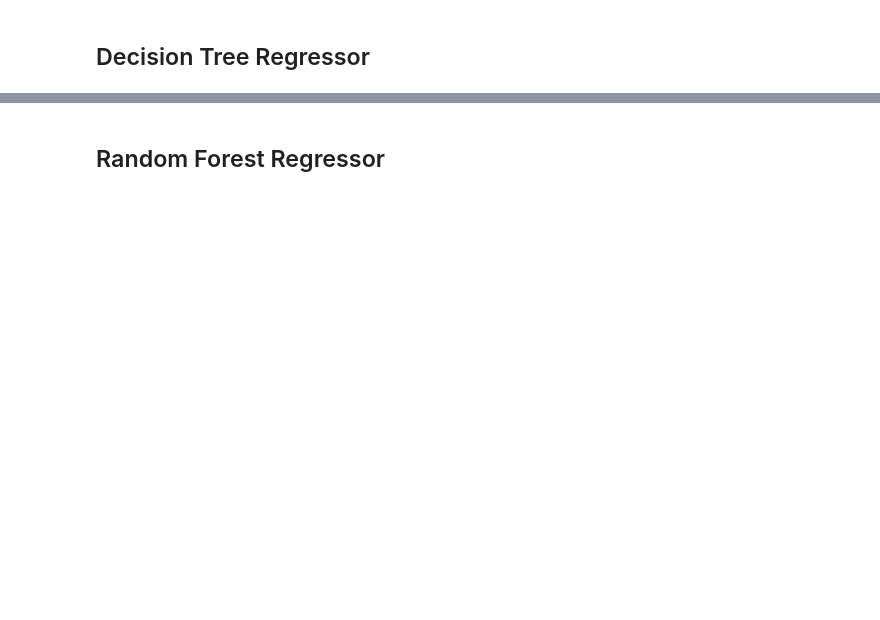
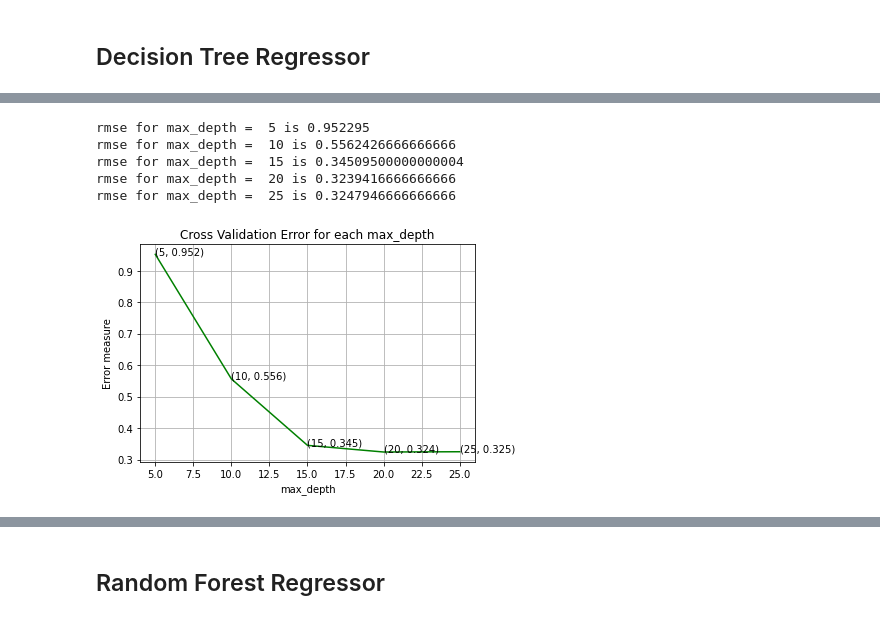
Before and after one commit to kishoreyakkanti/Predict-Future-Sales, a Jupyter notebook: Models.ipynb, the cells around one changed output, grey strips where cells are left out. Saved outputs shown, nothing was run; the diff lists cells and outputs as text; code cells hidden in the pictures; blank space fills up the shorter version.

```diff
--- a/Models.ipynb
+++ b/Models.ipynb
@@ -43,3 +45,6 @@ print(X_test.shape,y_test.shape)
+# %%
+def root_mean_squared_error(y,y_pred):
+  return round(np.sqrt(mean_squared_error(y,y_pred)),5)
 # %% [markdown]
 ## Linear Regression
 # %%
@@ -77,0 +129,3 @@ val_rmse:  0.34009403076755784
+# %%
+data_=data[['date_block_num','item_cnt_month','shop_id','item_cnt_month_lag_2','date_item_city_avg_item_cnt_lag','date_shop_avg_item_cnt_lag_3','date_item_avgprice',
+ 'date_shop_avg_item_cnt','item_cnt_month_lag_1','shop_item_avgprice','revenue','date_item_city_avg_item_cnt']]
@@ -77,0 +134,38 @@ val_rmse:  0.34009403076755784
+# %%
+max_depth=[5,10,15,20,25]
+cv_rmse_array=[]
+for i in tqdm(max_depth):
+  cv_scores=[]
+  for k in range(4,34):
+    X_train_=data_[data_['date_block_num']<k].drop('item_cnt_month',axis=1)
+    y_train_=data_[data_['date_block_num']<k]['item_cnt_month']
+    X_cv=data_[data_['date_block_num']==k].drop('item_cnt_month', axis=1)
+    y_cv=data_[data_['date_block_num']==k]['item_cnt_month']
+
+    dt=DecisionTreeRegressor(max_depth=i)
+    dt.fit(X_train_,y_train_)
+    y_cvpred=dt.predict(X_cv).clip(0,20)
+    cv_scores.append(root_mean_squared_error(y_cv,y_cvpred))
+  cv_rmse_array.append(np.mean(cv_scores))
+# %%
+for i in range(len(cv_rmse_array)):
+    print ('rmse for max_depth = ',max_depth[i],'is',cv_rmse_array[i])
+
+best_max_depth= np.argmin(cv_rmse_array)
+
+fig, ax = plt.subplots()
+ax.plot(max_depth, cv_rmse_array,c='g')
+for i, txt in enumerate(np.round(cv_rmse_array,5)):
+    ax.annotate((max_depth[i],np.round(txt,3)), (max_depth[i],cv_rmse_array[i]))
+plt.grid()
+plt.title("Cross Validation Error for each max_depth")
+plt.xlabel("max_depth")
+plt.ylabel("Error measure")
+plt.show()
+# %% [output]
+rmse for max_depth =  5 is 0.952295
+rmse for max_depth =  10 is 0.5562426666666666
+rmse for max_depth =  15 is 0.34509500000000004
+rmse for max_depth =  20 is 0.3239416666666666
+rmse for max_depth =  25 is 0.3247946666666666
+[figure, added]
```
Also changed, not shown: parts of 84 cells of this notebook.
